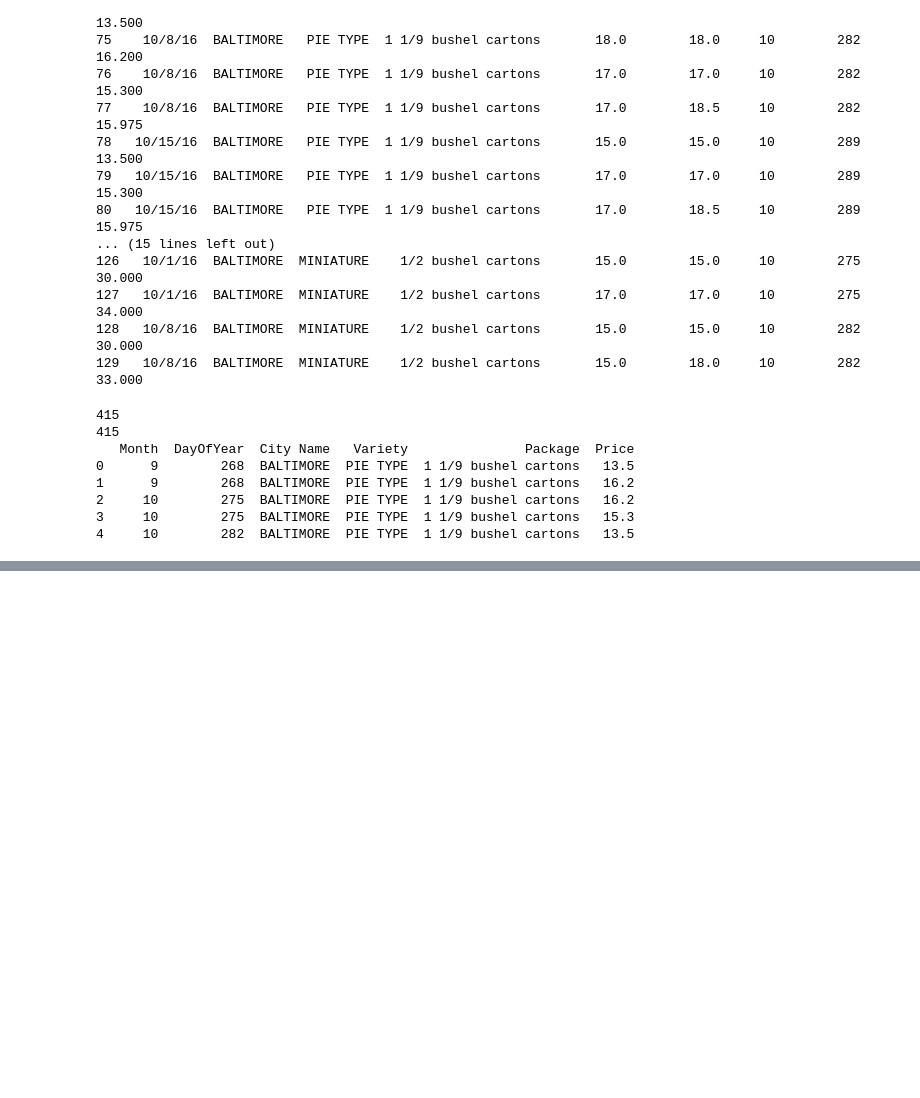
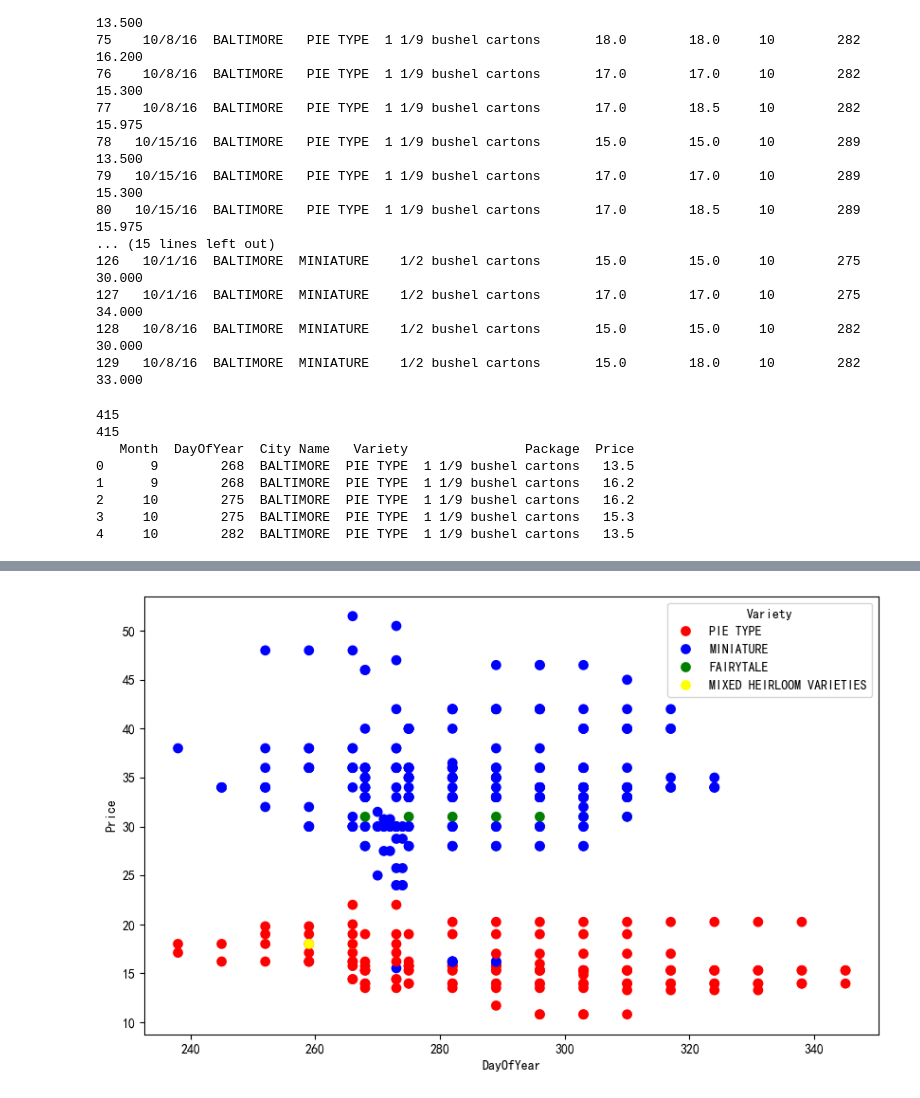
Before and after one commit to chenwenhao2025/xxqzy2, a Jupyter notebook: xxqdm2.1.ipynb, the cells around one changed output, grey strips where cells are left out. Cells and saved outputs as stored; diff of their text form; code cells hidden in the pictures; blank space fills up the shorter version.

```diff
--- a/xxqdm2.1.ipynb
+++ b/xxqdm2.1.ipynb
@@ -183,0 +207,24 @@ print(new_pumpkins.head().to_string())
+# %%
+# 设置图形大小
+plt.figure(figsize=(10, 6))
+
+# 创建颜色映射（确保品种顺序与颜色匹配）
+unique_varieties = new_pumpkins['Variety'].unique()
+palette = {variety: color for variety, color in zip(unique_varieties, ['red', 'blue', 'green', 'yellow'])}
+
+# 使用Seaborn绘制散点图
+ax = sns.scatterplot(
+    data=new_pumpkins,
+    x='DayOfYear',
+    y='Price',
+    hue='Variety',          # 按品种分组着色
+    palette=palette,        # 自定义颜色映射
+    edgecolor='none',       # 移除点边缘线（可选）
+    s=60,                   # 调整点大小（可选）
+)
+
+# 调整图例位置和标题
+ax.legend(title='Variety', loc='best')
+plt.show()
+# %% [output]
+[figure, added]
```
Also changed, not shown: parts of 4 cells of this notebook.
